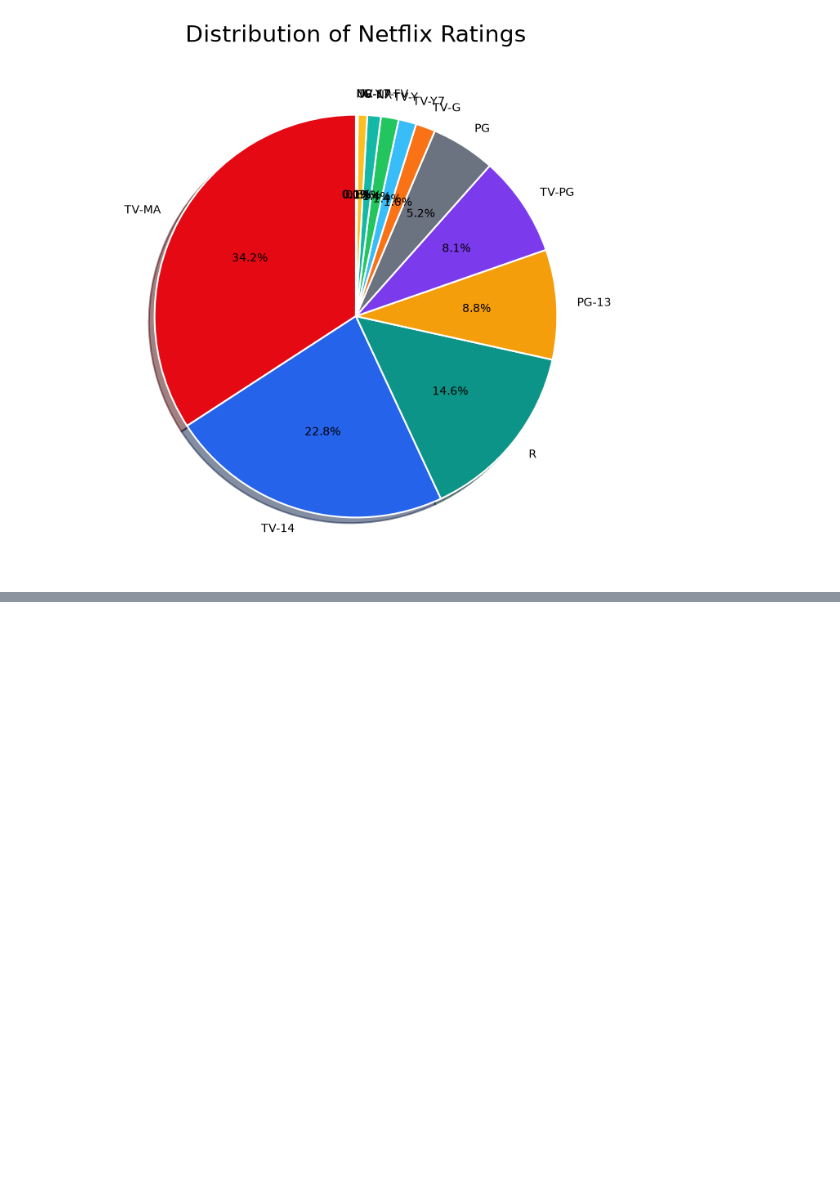
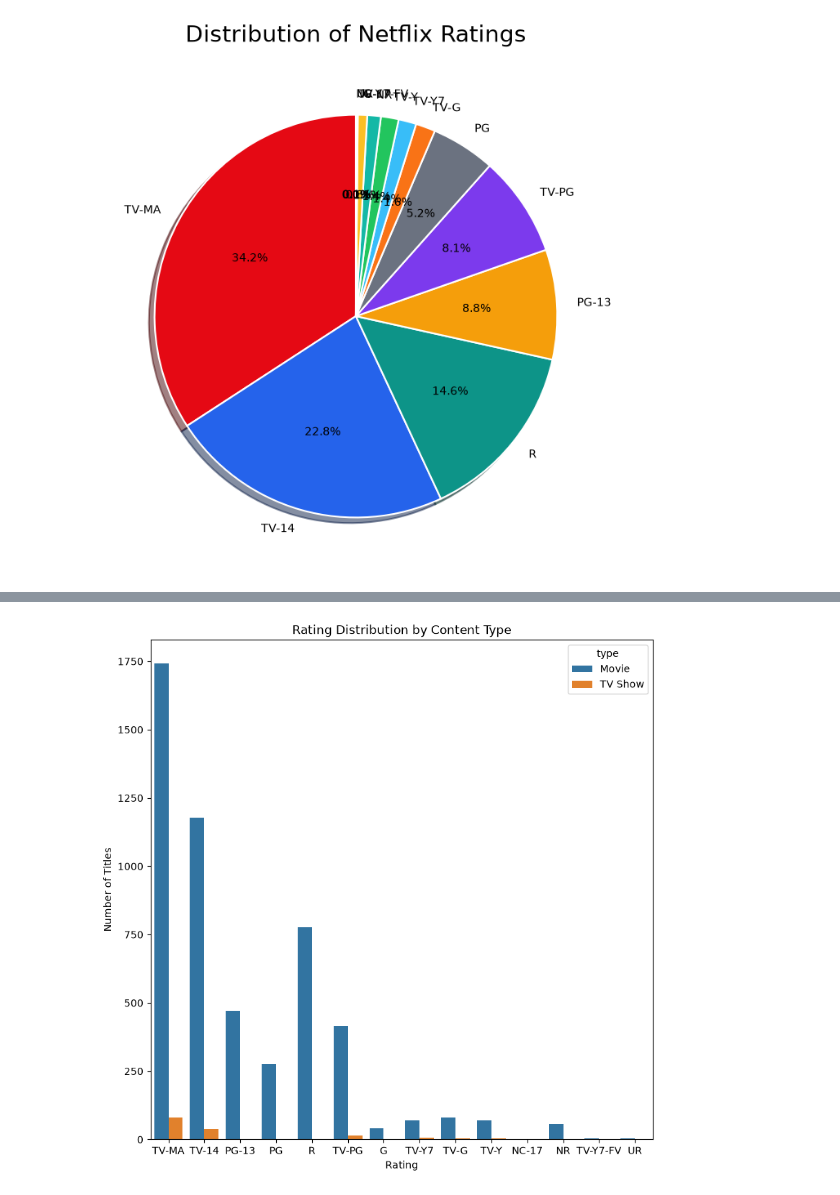
Before and after one commit to mdraihanmostafa746-coder/Netflix-Data-Analysis, a Jupyter notebook: notebooks/netflix_analysis.ipynb, the cells around one changed output, grey strips where cells are left out. Drawn from its saved outputs; the diff is of its cells as text; code cells hidden in the pictures; blank space fills up the shorter version.

```diff
--- a/notebooks/netflix_analysis.ipynb
+++ b/notebooks/netflix_analysis.ipynb
@@ -318,0 +512,13 @@ plt.show()
+# %%
+sns.countplot(
+    x='rating',
+    hue='type',
+    data=df
+)
+
+plt.title('Rating Distribution by Content Type')
+plt.xlabel('Rating')
+plt.ylabel('Number of Titles')
+plt.show()
+# %% [output]
+[figure, added]
```
Also changed, not shown: parts of 16 cells of this notebook, 4 other files.
